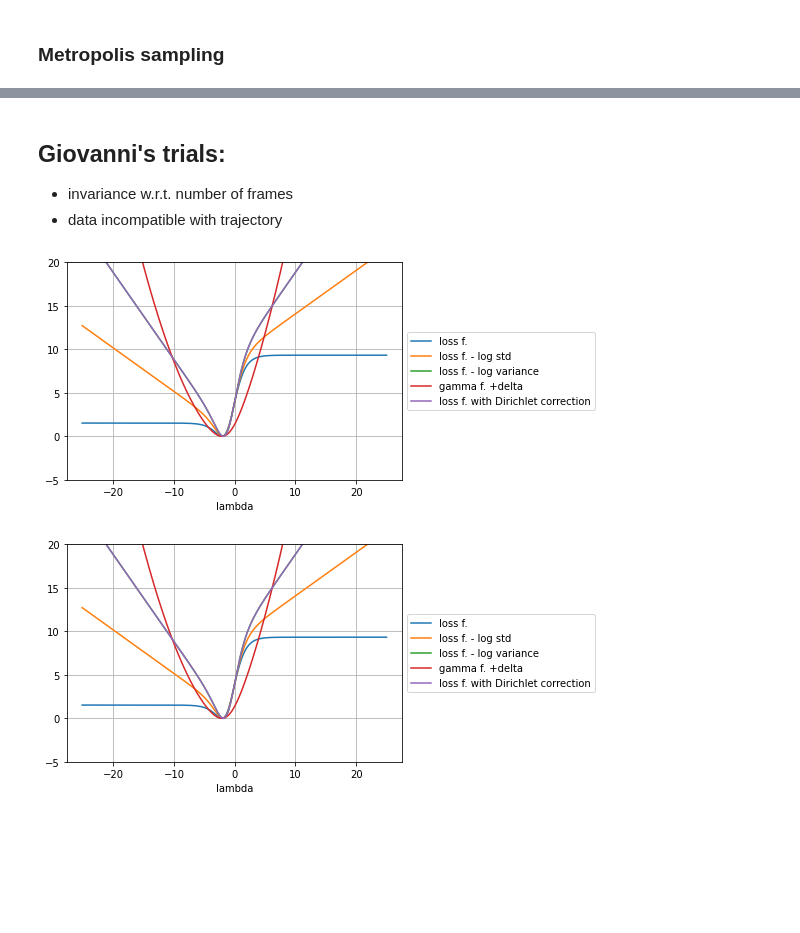
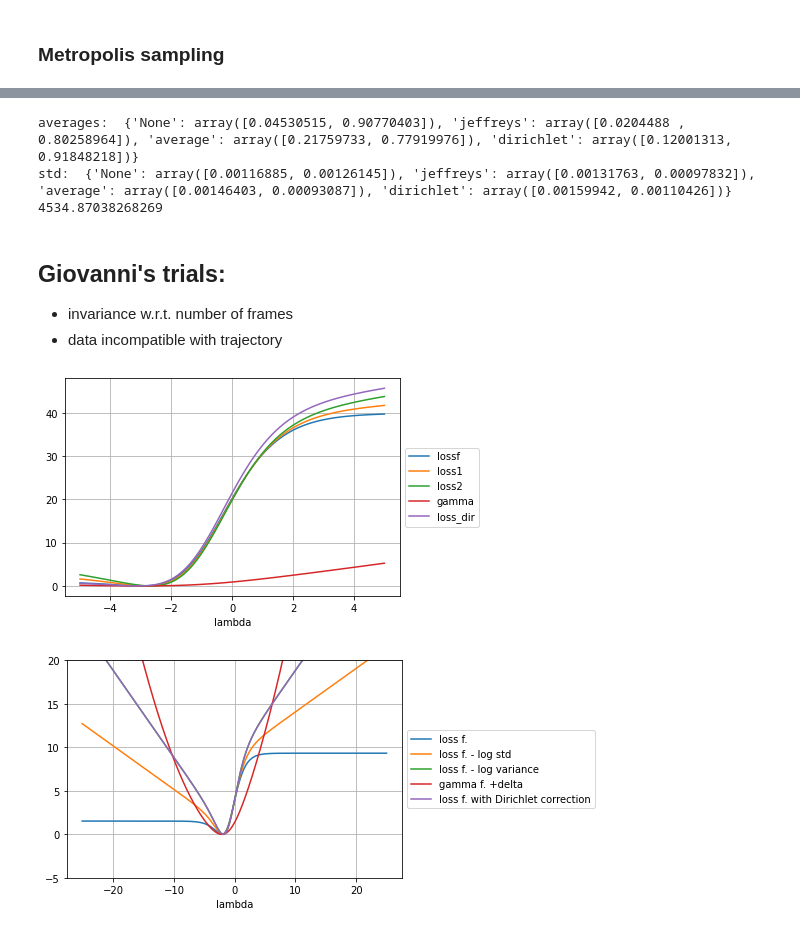
Before and after one commit to IvanGilardoni/Jeffreys_prior, a Jupyter notebook: main1.ipynb, the cells around one changed output, grey strips where cells are left out. Drawn from its saved outputs; the diff is of its cells as text; code cells hidden in the pictures; blank space fills up the shorter version.

```diff
--- a/main1.ipynb
+++ b/main1.ipynb
@@ -613,0 +630,15 @@ plt.legend()
+# %%
+var = 0.1/30  # spread of the 4 peaks (assumption: the same for all)
+how_many = 200  # times prop, it gives the population of the 4 peaks
+prop = [1, 1, 1, 1]  # chosen proportion of the 4 peaks
+
+g = np.concatenate((np.random.multivariate_normal(mean=(0, 0), cov=var*np.diag([1, 1]), size=prop[0]*how_many),
+    np.random.multivariate_normal(mean=(0, 1), cov=var*np.diag([1, 1]), size=prop[1]*how_many),
+    np.random.multivariate_normal(mean=(1, 0), cov=var*np.diag([1, 1]), size=prop[2]*how_many),
+    np.random.multivariate_normal(mean=(1, 1), cov=var*np.diag([1, 1]), size=prop[3]*how_many))).T
+
+p0 = np.ones(len(g.T))  # different n. of points in each Gaussian
+p0 = p0/np.sum(p0)
+
+gexp = [0.1, 0.8]
+sigma = [0.2, 0.1]
@@ -613,0 +692,5 @@ plt.legend()
+# %%
+lambdas_long = np.linspace(-200, 200, 400)
+
+for l1 in lambdas_long:
+    out[l1] = vars(compute_single(np.array([l1, lambdas[len(lambdas)//2]]), p0, g, gexp, sigma, alpha))
@@ -614,46 +909,54 @@ plt.legend()
+# %%
+av = {}
+std = {}
+
+for wm in out.keys():
+    av[str(wm)] = np.mean(out[wm][3], axis=0)
+    std[str(wm)] = np.std(out[wm][3], axis=0)/np.sqrt(len(out[wm][3]))
+
+print('averages: ', av)
+print('std: ', std)
+
+order_par = (np.sum((av['jeffreys'] - av['None'])**2/(std['jeffreys']**2 + std['None']**2)))
+print(order_par)
+# %% [output]
+averages:  {'None': array([0.04530515, 0.90770403]), 'jeffreys': array([0.0204488 , 0.80258964]), 'average': array([0.21759733, 0.77919976]), 'dirichlet': array([0.12001313, 0.91848218])}
+std:  {'None': array([0.00116885, 0.00126145]), 'jeffreys': array([0.00131763, 0.00097832]), 'average': array([0.00146403, 0.00093087]), 'dirichlet': array([0.00159942, 0.00110426])}
+4534.87038268269
 # %% [markdown]
 ## Giovanni's trials:
 - invariance w.r.t. number of frames
 - data incompatible with trajectory
 # %%
-N=1
-P0=np.array([3.]*N + [1.]*N)
-P0/=np.sum(P0)
-g=np.array([0]*N + [1]*N)
+N = 1
+P0 = np.array([3.]*N + [1.]*N)
+P0 /= np.sum(P0)
+g = np.array([0]*N + [1]*N)
 
-gexp=0.9
+gexp = 0.9
+sigma = 0.1
 
+lambdas = np.linspace(-5, 5, 100)
 
+out = compute(lambdas, P0, g, gexp, sigma, alpha)
 
-[Ps, Zs, av_gs, std_gs, dirichlets, chi2, Srel, loss, gamma]=compute(lambdas,P0,g,gexp,sigma,alpha)
+out['loss1'] = out['lossf'] - np.log(out['std_g'])
+out['loss2'] = out['lossf'] - 2*np.log(out['std_g'])
+out['loss_dir'] = out['lossf'] - np.log(out['dirichlet'])
 
-loss=np.array(loss)
-loss1=loss-np.log(std_gs)
-loss2=loss-2*np.log(std_gs)
-gamma=np.array(gamma)
-loss_dir=loss-np.log(dirichlets)
+for s in ['lossf', 'loss1', 'loss2', 'gamma', 'loss_dir']:
 
-loss-=np.min(loss)
-loss1-=np.min(loss1)
-loss2-=np.min(loss2)
-gamma-=np.min(gamma)
-loss_dir-=np.min(loss_dir)
-
-plt.plot(lambdas,loss,'-',label='loss f.')#,markersize=0.5)
-plt.plot(lambdas,loss1,'-',label='loss f. - log std')
-plt.plot(lambdas,loss2,'-',label='loss f. - log variance')
-#plt.plot(lambdas,gamma,'-',label='gamma f.')
-plt.plot(lambdas,gamma,'-',label='gamma f. +delta')
-plt.plot(lambdas,loss_dir,'-',label='loss f. with Dirichlet correction')
+    out[s] -= np.min(out[s])
+    plt.plot(lambdas, out[s], '-', label=s)  # ,markersize=0.5)
 
 plt.legend(loc='center left', bbox_to_anchor=(1, 0.5))
 plt.xlabel('lambda')
 #plt.yscale('log')
 #plt.xlim([-10,10])
-plt.ylim([-5,20])
+# plt.ylim([-5, 20])
 plt.grid()
 # %% [output]
-[figure, old version]
+[figure, new version]
 # %%
 # invariance wrt number of frames:
 N=1000
```
Also changed, not shown: parts of 96 cells of this notebook, 3 other files.
